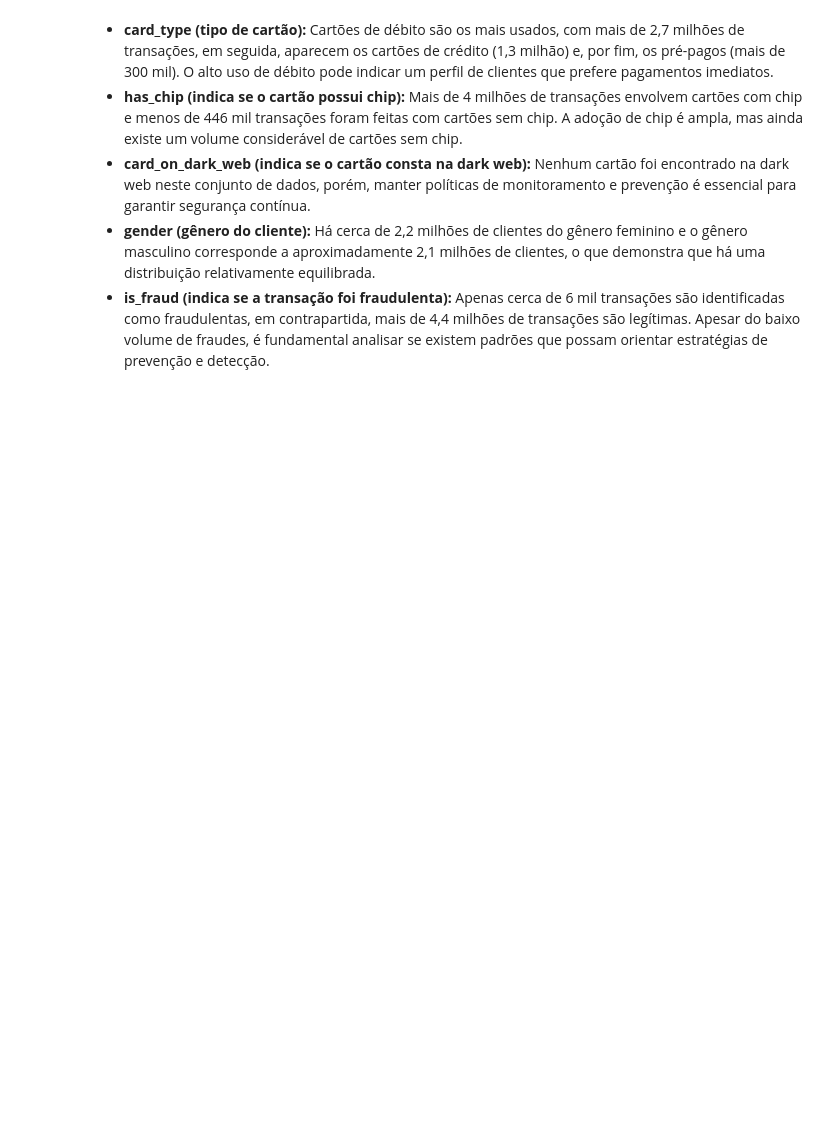
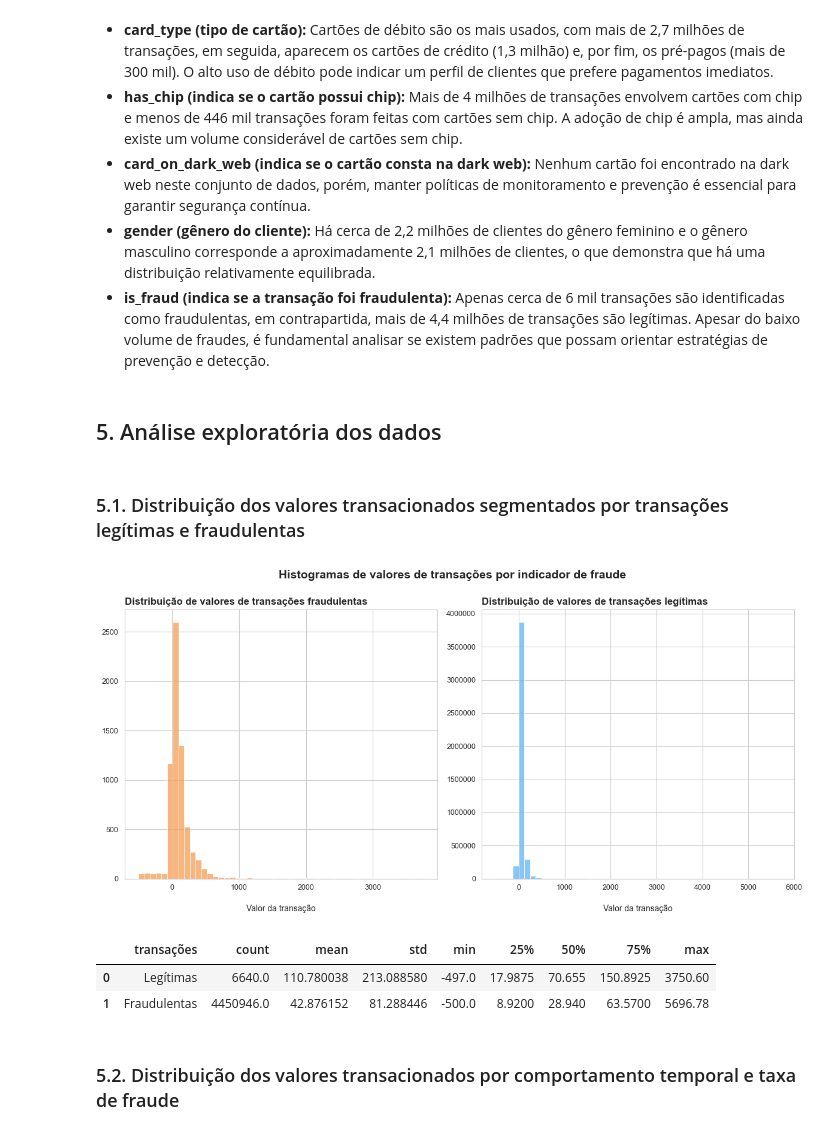
Before and after one commit to emso-exe/Deteccao_de_fraude_em_transacoes_financeiras, a Jupyter notebook: 001_analise_exploratoria.ipynb, the cells around one changed output. Drawn from its saved outputs; the diff is of its cells as text; code cells hidden in the pictures; blank space fills up the shorter version.

```diff
--- a/001_analise_exploratoria.ipynb
+++ b/001_analise_exploratoria.ipynb
@@ -679,3 +678,73 @@ gerar_countplots(df_train_val, colunas_excluir)
 - **card_on_dark_web (indica se o cartão consta na dark web):** Nenhum cartão foi encontrado na dark web neste conjunto de dados, porém, manter políticas de monitoramento e prevenção é essencial para garantir segurança contínua.
 - **gender (gênero do cliente):** Há cerca de 2,2 milhões de clientes do gênero feminino e o gênero masculino corresponde a aproximadamente 2,1 milhões de clientes, o que demonstra que há uma distribuição relativamente equilibrada.
 - **is_fraud (indica se a transação foi fraudulenta):** Apenas cerca de 6 mil transações são identificadas como fraudulentas, em contrapartida, mais de 4,4 milhões de transações são legítimas. Apesar do baixo volume de fraudes, é fundamental analisar se existem padrões que possam orientar estratégias de prevenção e detecção.
+# %% [markdown]
+## 5. Análise exploratória dos dados
+# %% [markdown]
+### 5.1. Distribuição dos valores transacionados segmentados por transações legítimas e fraudulentas
+# %%
+# Filtrando os dados considerando apenas as transações fraudulentas e não fraudulentas
+df_fraud_yes = df_train_val[df_train_val['is_fraud'] == 'Yes']
+df_fraud_no = df_train_val[df_train_val['is_fraud'] == 'No']
+
+# Dicionário para armazenar os dataframes filtrados
+dict_dfs = {
+    'fraudulentas': df_fraud_yes,
+    'legítimas': df_fraud_no
+}
+
+# Criação da figura com subplots
+fig, axs = plt.subplots(1, 2, figsize=(12, 6))
+
+# Loop sobre os dataframes para criar os histogramas
+for i, (title, df) in enumerate(dict_dfs.items()):
+        # Escolhendo cores distintas para cada classe
+    color = '#f39e53' if title == 'fraudulentas' else '#61b3ef'
+
+    # Gerando o histograma sem KDE
+    sns.histplot(data=df, x='amount', ax=axs[i], bins=50, kde=False, color=color)
+
+    # Configura o título e os rótulos dos eixos
+    axs[i].set_title(f'Distribuição de valores de transações {title}',
+                     fontsize=12, loc='left', fontweight='bold')
+    axs[i].set(xlabel='\nValor da transação', ylabel='')
+
+    # Ajusta o tamanho dos rótulos
+    axs[i].tick_params(labelsize=9)
+
+    # Exibe rótulos sem notação científica
+    axs[i].ticklabel_format(style='plain', axis='y')
+
+# Adiciona um título geral
+fig.suptitle('Histogramas de valores de transações por indicador de fraude', fontsize=14, fontweight='bold')
+
+# Ajusta o layout para evitar sobreposição
+plt.tight_layout()
+plt.subplots_adjust(hspace=0.3, top=0.87) # Mais espaço entre os gráficos
+plt.show()
+# %% [output]
+[figure, added]
+# %%
+# Calculando a descrição estatística para as transações legítimas e fraudulentas
+desc_fraud_yes = df_fraud_yes[['amount']].describe().T
+desc_fraud_no = df_fraud_no[['amount']].describe().T
+
+# Concatenando as duas descrições com o índice definido como 'fraud'
+df_describe = pd.concat([desc_fraud_yes, desc_fraud_no],
+                        keys=['Legítimas', 'Fraudulentas'])
+df_describe = df_describe.reset_index()
+
+# Remover a coluna 'level_1'
+df_describe = df_describe.drop(columns=['level_1'])
+
+# Renomear a coluna 'level_0' para 'transações'
+df_describe = df_describe.rename(columns={'level_0': 'transações'})
+
+# Exibindo o resultado
+df_describe
+# %% [output]
+|  | transações | count | mean | std | min | 25% | 50% | 75% | max |
+| 0 | Legítimas | 6640.0 | 110.780038 | 213.088580 | -497.0 | 17.9875 | 70.655 | 150.8925 | 3750.60 |
+| 1 | Fraudulentas | 4450946.0 | 42.876152 | 81.288446 | -500.0 | 8.9200 | 28.940 | 63.5700 | 5696.78 |
+# %% [markdown]
+### 5.2. Distribuição dos valores transacionados por comportamento temporal e taxa de fraude
```
Also changed, not shown: parts of 12 cells of this notebook.
